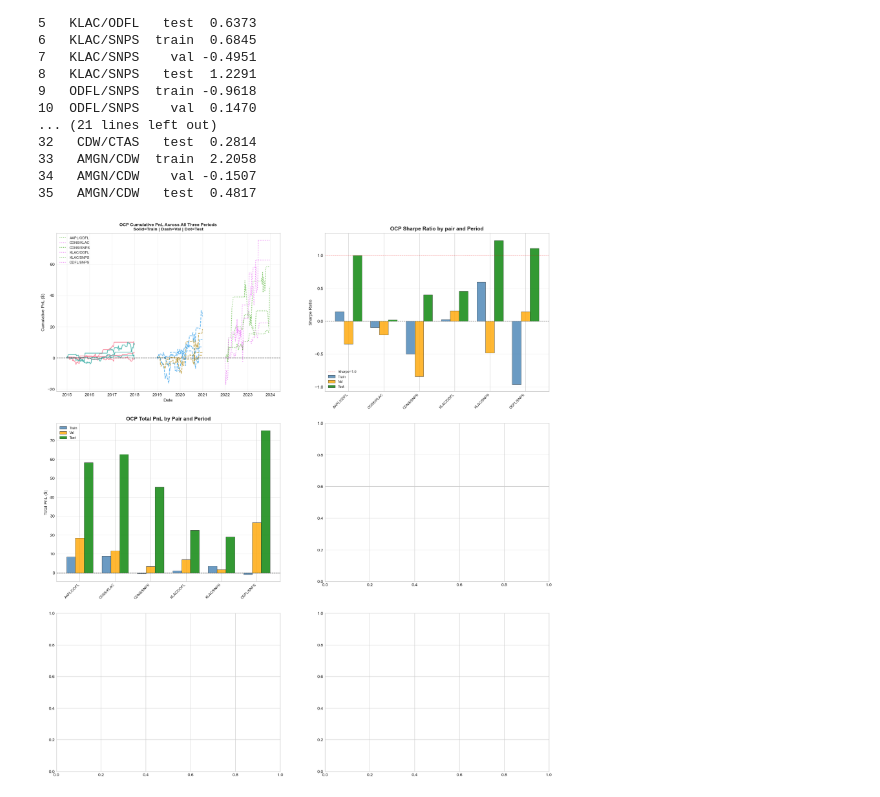
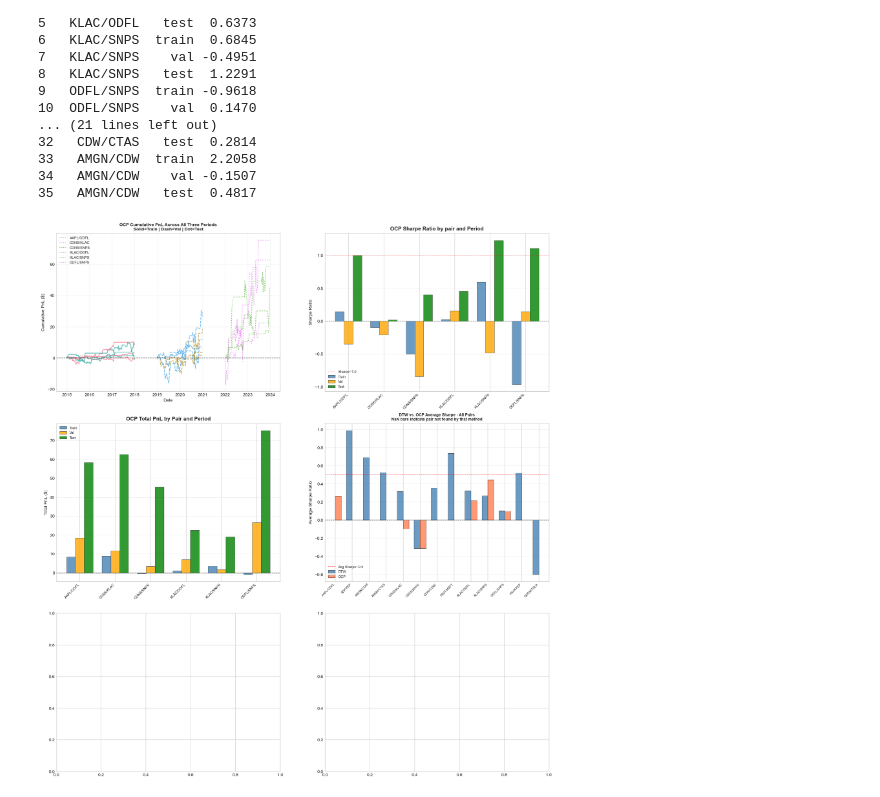
Before and after one commit to WyattEarls/DTW-OTP-Pairs-Trading, a Jupyter notebook: Examples/08_OCP_Clustering.ipynb, the cells around one changed output. Drawn from its saved outputs; the diff is of its cells as text; code cells hidden in the pictures.

Commit message:
Cell 11: Plot 4 - DTW vs OCP Sharpe Comparison

```diff
--- a/Examples/08_OCP_Clustering.ipynb
+++ b/Examples/08_OCP_Clustering.ipynb
@@ -1303,31 +1303,65 @@ ax2.axhline(y=1.0, color='red', linewidth=0.8,
             linestyle=':', label='Sharpe=1.0')
 ax2.set_xticks(x + width)
 ax2.set_xticklabels(pair_names, rotation=45, ha='right', fontsize=8)
 ax2.set_title('OCP Sharpe Ratio by pair and Period', fontweight='bold')
 ax2.set_ylabel('Sharpe Ratio')
 ax2.legend(fontsize=8)
 ax2.grid(True, alpha=0.3, axis='y')
 
 # Plot 3: Total PnL by period
 ax3 = axes[1,0]
 for i, (period, color) in enumerate(zip(periods, period_color)):
     pnl_vals = []
     for pair_name in pair_names:
         pnl = ocp_metrics_df[
             (ocp_metrics_df['Pair'] == pair_name) &
             (ocp_metrics_df['Period'] == period)
         ]['Total PnL'].values[0]
         pnl_vals.append(pnl)
     ax3.bar(x + i * width, pnl_vals, width,
             label=period.capitalize(), color=color,
             alpha=0.8, edgecolor='black', linewidth=0.5)
 
 ax3.axhline(y=0, color='black', linewidth=0.8, linestyle='--')
 ax3.set_xticks(x + width)
 ax3.set_xticklabels(pair_names, rotation=45, ha='right', fontsize=8)
 ax3.set_title('OCP Total PnL by Pair and Period', fontweight='bold')
 ax3.set_ylabel('Total PnL ($)')
 ax3.legend(fontsize=8)
 ax3.grid(True, alpha=0.3, axis='y')
+
+# Plot 4: DTW vs. OCP average Sharpe comparison
+ax4 = axes[1,1]
+
+all_pairs_union = sorted(set(list(dtw_results.keys()) +
+                             list(ocp_results.keys())))
+
+dtw_avgs = [dtw_results[p]['avg'] if p in dtw_results else np.nan
+            for p in all_pairs_union]
+ocp_avgs = [ocp_results[p]['avg'] if p in ocp_results else np.nan
+            for p in all_pairs_union]
+
+x2       = np.arange(len(all_pairs_union))
+width2   = 0.35
+
+bars1    = ax4.bar(x2 - width2/2, dtw_avgs, width2,
+                   label='DTW', color='steelblue',
+                   alpha=0.8, edgecolor='black', linewidth=0.5)
+bars     = ax4.bar(x2 + width2/2, ocp_avgs, width2,
+                   label='OCP', color='coral',
+                   alpha=0.8, edgecolor='black', linewidth=0.5)
+
+ax4.axhline(y=0, color='black', linewidth=0.8, linestyle='--')
+ax4.axhline(y=0.5, color='red', linewidth=0.8,
+            linestyle=':', label='Avg Sharpe=0.5')
+ax4.set_xticks(x2)
+ax4.set_xticklabels(all_pairs_union, rotation=45,
+                    ha='right', fontsize=7)
+ax4.set_title('DTW vs. OCP Average Sharpe - All Pairs\n'
+              'NaN bars indicate pair not found by that method',
+              fontweight='bold', fontsize=9)
+ax4.set_ylabel('Average Sharpe Ratio')
+ax4.legend(fontsize=8)
+ax4.grid(True, alpha=0.3, axis='y')
 # %% [output]
-[figure, old version]
+[figure, new version]
```
